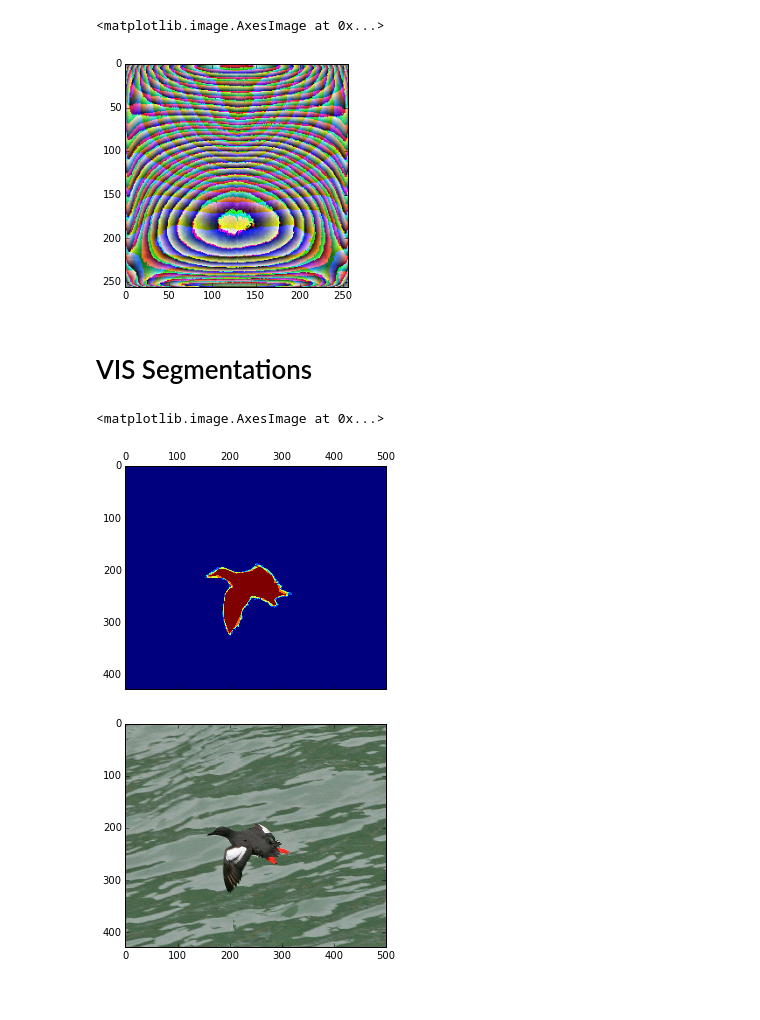
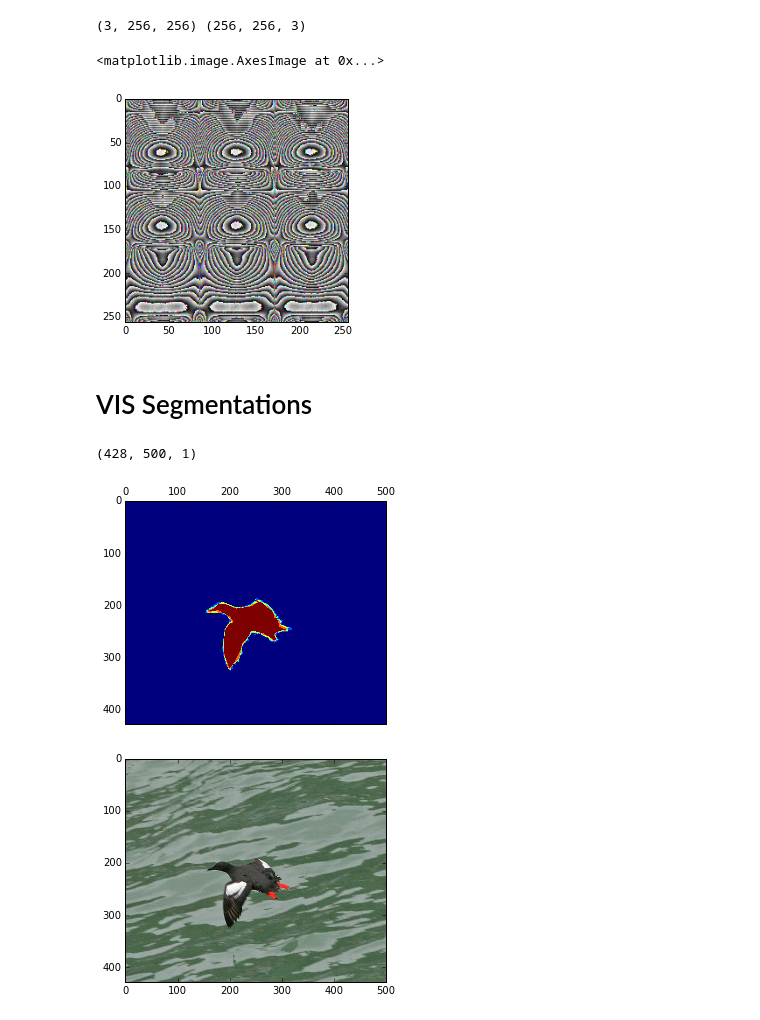
Before and after one commit to yassersouri/omgh, a Jupyter notebook: notebooks/general.ipynb, the cells around one changed output. Drawn from its saved outputs; the diff is of its cells as text; code cells hidden in the pictures.

```diff
--- a/notebooks/general.ipynb
+++ b/notebooks/general.ipynb
@@ -31,16 +40,20 @@ Xtrain_f, ytrain_f, Xtest_f, ytest_f = cub.get_train_test(feature_extractor_f.ex
 # %%
 ilsvrc_mean = numpy.load('/home/ipl/installs/caffe-rc/python/caffe/imagenet/ilsvrc_2012_mean.npy')
 # %%
-mean_file = numpy.zeros((256, 256, 3))
-mean_file[:, :, 0] = ilsvrc_mean[0, :, :]
-mean_file[:, :, 1] = ilsvrc_mean[1, :, :]
-mean_file[:, :, 2] = ilsvrc_mean[2, :, :]
-# mean_file = ilsvrc_mean.reshape((256,256,3), order='C')
+# mean_file = numpy.zeros((256, 256, 3))
+# mean_file[:, :, 0] = ilsvrc_mean[0, :, :]
+# mean_file[:, :, 1] = ilsvrc_mean[1, :, :]
+# mean_file[:, :, 2] = ilsvrc_mean[2, :, :]
+mean_file = ilsvrc_mean.reshape((256,256,3))
+print ilsvrc_mean.shape, img.shape
+# %% [output]
+(3, 256, 256) (256, 256, 3)
-# %%
-plt.imshow(mean_file)
-# %% [output]
-<matplotlib.image.AxesImage at 0x...>
-[figure, removed]
+# %%
+img[50:170, 100:170, :] = mean_file[50:170, 100:170, :]
+plt.imshow(mean_file)
+# %% [output]
+<matplotlib.image.AxesImage at 0x...>
+[figure, added]
 # %% [markdown]
 # VIS Segmentations
 # %%
@@ -48,8 +61,9 @@ o_image = caffe.io.load_image('/home/ipl/datasets/CUB-200-2011/CUB_200_2011/CUB_
 s_image = caffe.io.load_image('/home/ipl/datasets/CUB-200-2011/segmentations/058.Pigeon_Guillemot/Pigeon_Guillemot_0007_40313.png', color=False)
 # %%
 plt.matshow(s_image[:, :, 0]); plt.figure(); plt.imshow(o_image)
+s_image.shape
 # %% [output]
-<matplotlib.image.AxesImage at 0x...>
+(428, 500, 1)
 [figure]
 [figure]
 # %%
```
Also changed, not shown: parts of 22 cells of this notebook, 1 other file.
